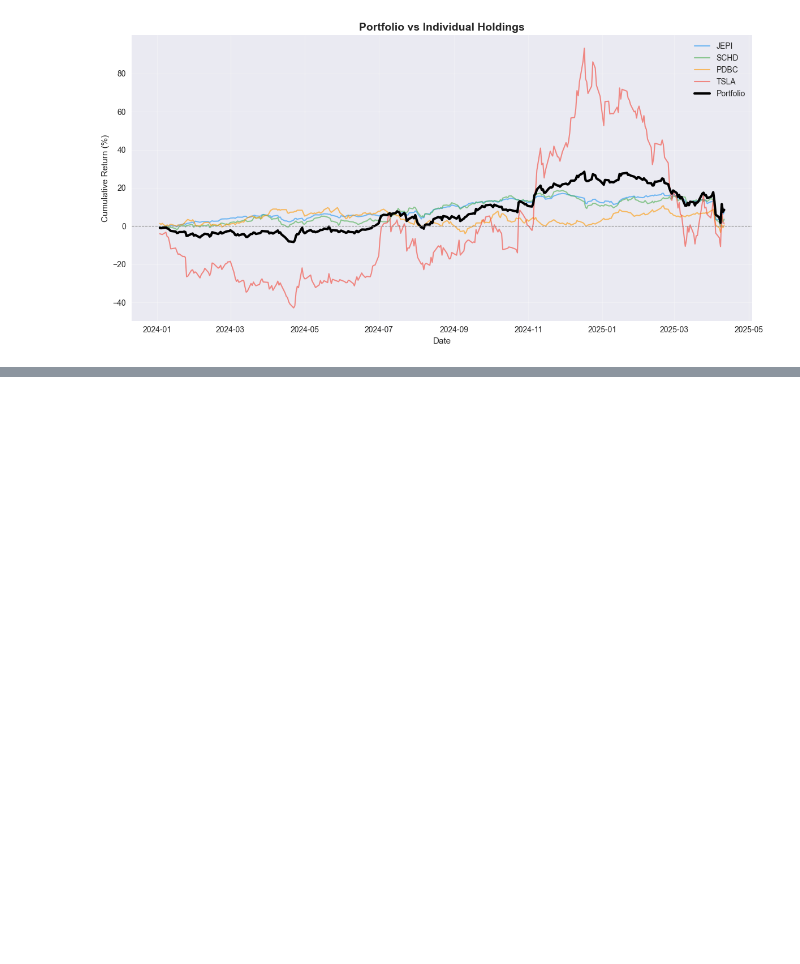
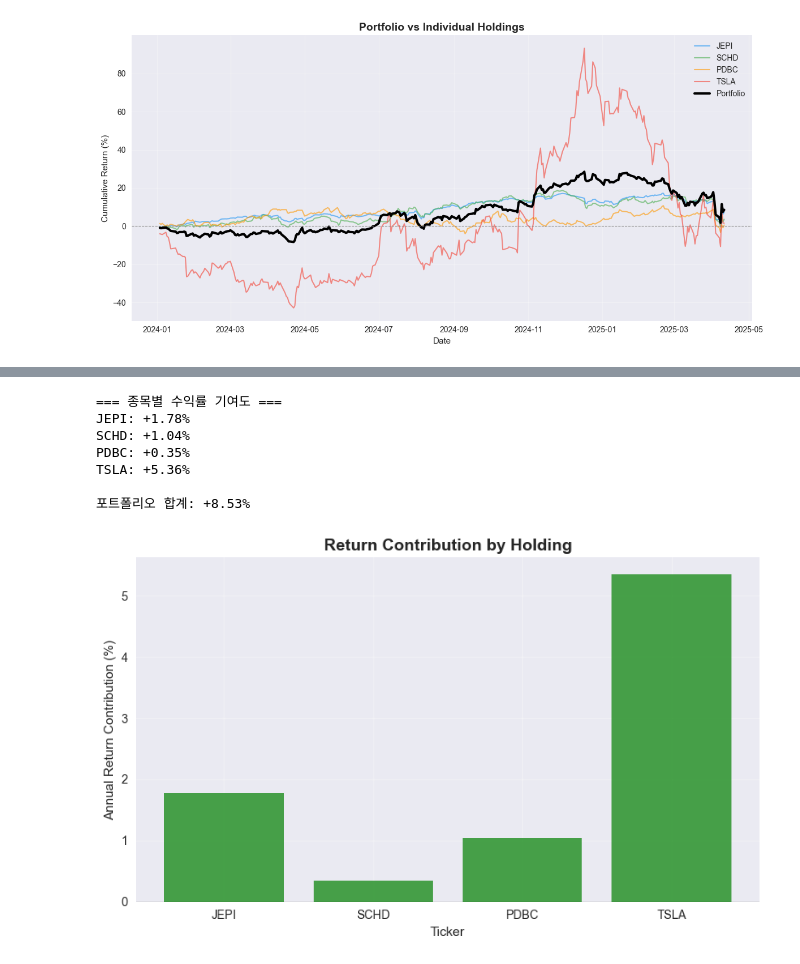
Before and after one commit to chancepark/portfolio-analytics, a Jupyter notebook: 01_portfolio_overview.ipynb, the cells around one changed output, grey strips where cells are left out. Cells and saved outputs as stored; diff of their text form; code cells hidden in the pictures; blank space fills up the shorter version.

```diff
--- a/01_portfolio_overview.ipynb
+++ b/01_portfolio_overview.ipynb
@@ -265,0 +352,31 @@ plt.show()
+# %%
+# 종목별 성과 기여도
+contribution = returns * weights
+annual_contribution = contribution.mean() * 252 * 100
+
+print("=== 종목별 수익률 기여도 ===")
+for ticker in tickers:
+    print(f"{ticker}: {float(annual_contribution[ticker]):+.2f}%")
+print(f"\n포트폴리오 합계: {float(annual_contribution.sum()):+.2f}%")
+
+# 바차트
+fig, ax = plt.subplots(figsize=(8, 5))
+colors_bar = ['green' if x > 0 else 'red'
+              for x in annual_contribution.values]
+ax.bar(tickers, annual_contribution.values, color=colors_bar, alpha=0.7)
+ax.axhline(y=0, color='black', linewidth=0.8)
+ax.set_title('Return Contribution by Holding', fontsize=14, fontweight='bold')
+ax.set_xlabel('Ticker')
+ax.set_ylabel('Annual Return Contribution (%)')
+ax.grid(True, alpha=0.3)
+plt.tight_layout()
+plt.show()
+# %% [output]
+=== 종목별 수익률 기여도 ===
+JEPI: +1.78%
+SCHD: +1.04%
+PDBC: +0.35%
+TSLA: +5.36%
+
+포트폴리오 합계: +8.53%
+[figure, added]
```
Also changed, not shown: parts of 11 cells of this notebook.
